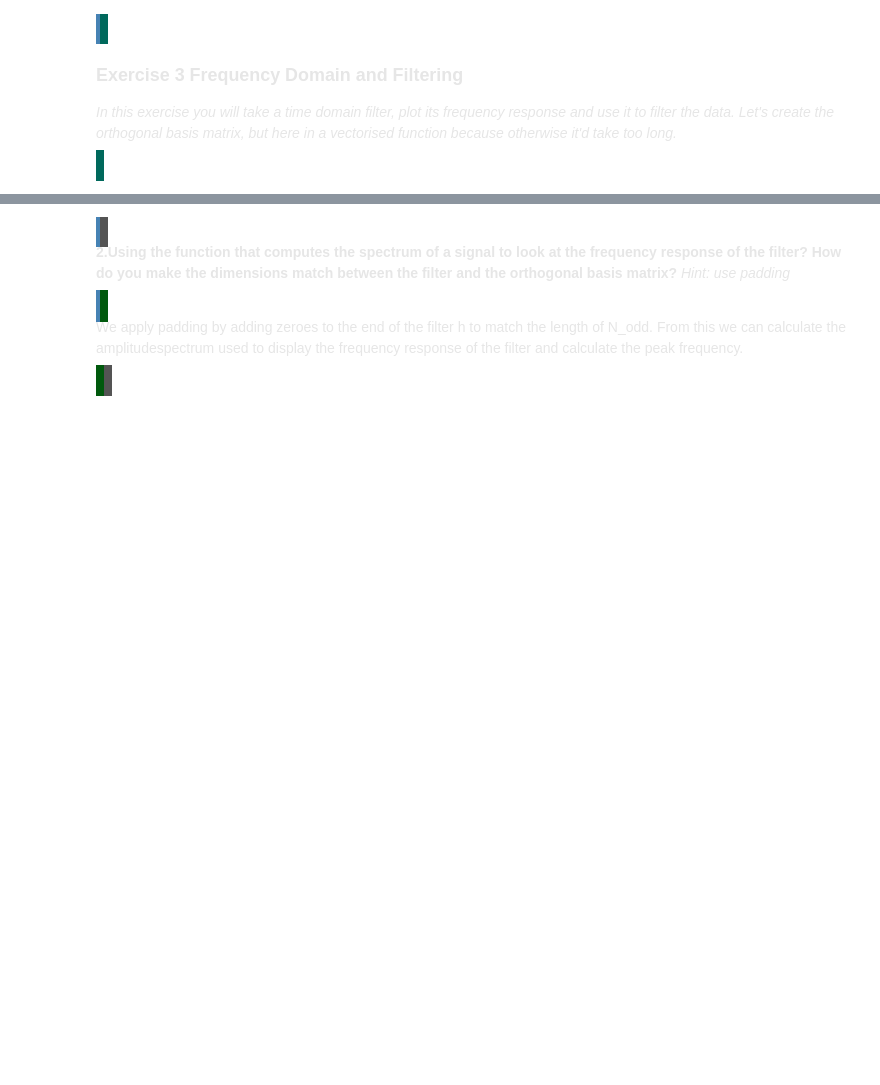
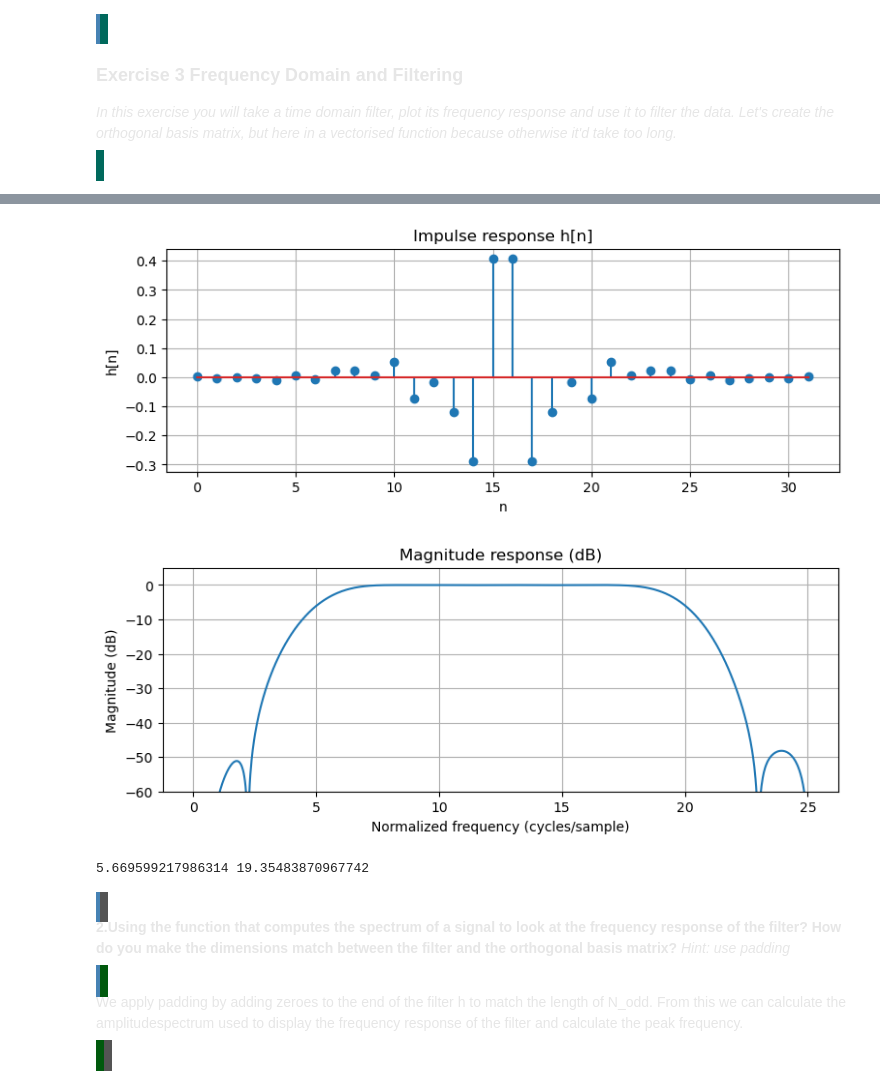
Before and after one commit to Nunk-sketch/ass2, a Jupyter notebook: haha/assignment_2/assignment_2.ipynb, the cells around one changed output, grey strips where cells are left out. Saved outputs shown, nothing was run; the diff lists cells and outputs as text; code cells hidden in the pictures; blank space fills up the shorter version.

```diff
--- a/haha/assignment_2/assignment_2.ipynb
+++ b/haha/assignment_2/assignment_2.ipynb
@@ -292,3 +381,39 @@ plt.show()
+# %%
+plt.figure(figsize=(9,3))
+plt.stem(np.arange(len(h)), h)
+plt.title('Impulse response h[n]')
+plt.xlabel('n')
+plt.ylabel('h[n]')
+plt.grid(True)
+
+# Frequency response (normalized freq 0..0.5)
+from numpy.fft import fft
+Nfft = 2048
+H = fft(h, Nfft)
+freqsss = np.linspace(0, sample_rate/2, Nfft//2, endpoint=True)
+Hmag = np.abs(H[:Nfft//2])
+plt.figure(figsize=(9,3))
+plt.plot(freqsss, 20*np.log10(Hmag + 1e-12))    # dB
+plt.title('Magnitude response (dB)')
+plt.xlabel('Normalized frequency (cycles/sample)')
+plt.ylabel('Magnitude (dB)')
+plt.ylim(-60, 5)
+plt.grid(True)
+plt.show()
+# %% [output]
+[figure, added]
+[figure, added]
+# %%
+H_db = 20*np.log10(Hmag / np.max(Hmag))
+band_mask = H_db > -3  # “within 3 dB of max”
+band_freqs = freqsss[band_mask]
+
+f_low = band_freqs[0]
+f_high = band_freqs[-1]
+
+print(f_low, f_high)
+# %% [output]
+5.669599217986314 19.35483870967742
 # %% [markdown]
 <span style="color: #E6E6E6;">
 <span style="background-color: #545454; padding:8px; display:block; border-left:4px solid #4682b4">
```
Also changed, not shown: parts of 19 cells of this notebook.
